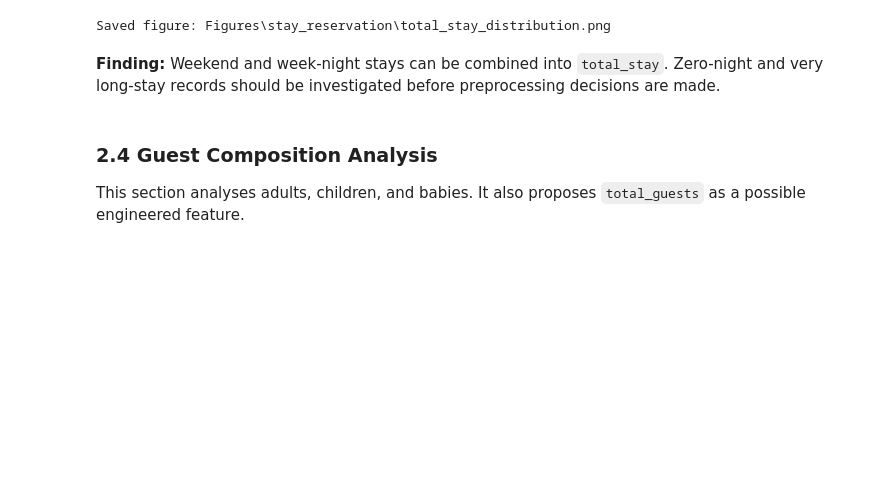
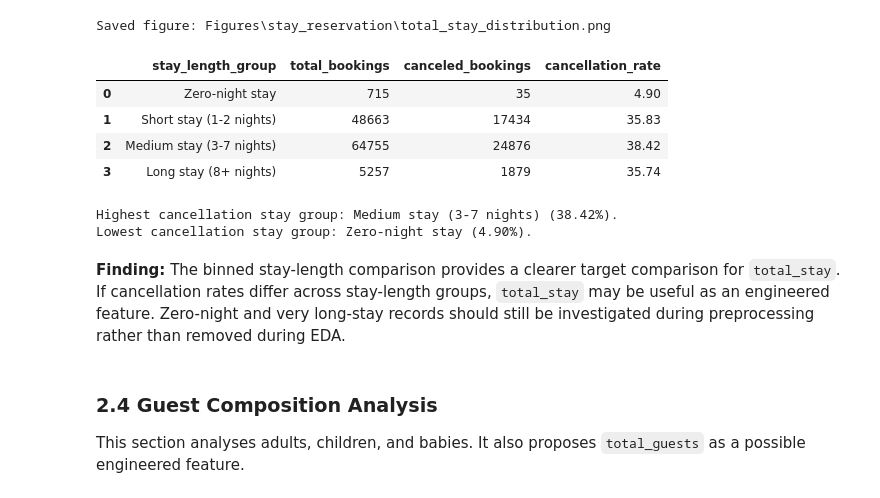
Before and after one commit to Manesha03/IT3051-FDM-Mini-Project-2026, a Jupyter notebook: 02_EDA/EDA.ipynb, the cells around one changed output. Drawn from its saved outputs; the diff is of its cells as text; code cells hidden in the pictures; blank space fills up the shorter version.

```diff
--- a/02_EDA/EDA.ipynb
+++ b/02_EDA/EDA.ipynb
@@ -204,8 +229,31 @@ save_current_figure('total_stay_distribution.png')
 # %% [output]
 [figure]
 Saved figure: Figures\stay_reservation\total_stay_distribution.png
-# %% [markdown]
-**Finding:** Weekend and week-night stays can be combined into `total_stay`. Zero-night and very long-stay records should be investigated before preprocessing decisions are made.
+# %%
+df_member2['stay_length_group'] = pd.cut(
+    df_member2['total_stay'],
+    bins=[-1, 0, 2, 7, np.inf],
+    labels=['Zero-night stay', 'Short stay (1-2 nights)', 'Medium stay (3-7 nights)', 'Long stay (8+ nights)']
+)
+stay_length_cancel_rate = cancellation_rate_table(df_member2, 'stay_length_group')
+stay_length_cancel_rate.sort_values('stay_length_group')
+# %% [output]
+|  | stay_length_group | total_bookings | canceled_bookings | cancellation_rate |
+| 0 | Zero-night stay | 715 | 35 | 4.90 |
+| 1 | Short stay (1-2 nights) | 48663 | 17434 | 35.83 |
+| 2 | Medium stay (3-7 nights) | 64755 | 24876 | 38.42 |
+| 3 | Long stay (8+ nights) | 5257 | 1879 | 35.74 |
+# %%
+stay_rates = stay_length_cancel_rate.sort_values('cancellation_rate', ascending=False)
+print(f"Highest cancellation stay group: {stay_rates.iloc[0]['stay_length_group']} "
+      f"({stay_rates.iloc[0]['cancellation_rate']:.2f}%).")
+print(f"Lowest cancellation stay group: {stay_rates.iloc[-1]['stay_length_group']} "
+      f"({stay_rates.iloc[-1]['cancellation_rate']:.2f}%).")
+# %% [output]
+Highest cancellation stay group: Medium stay (3-7 nights) (38.42%).
+Lowest cancellation stay group: Zero-night stay (4.90%).
+# %% [markdown]
+**Finding:** The binned stay-length comparison provides a clearer target comparison for `total_stay`. If cancellation rates differ across stay-length groups, `total_stay` may be useful as an engineered feature. Zero-night and very long-stay records should still be investigated during preprocessing rather than removed during EDA.
 # %% [markdown]
 ### 2.4 Guest Composition Analysis
 
```
Also changed, not shown: parts of 14 cells of this notebook, 2 other files.
